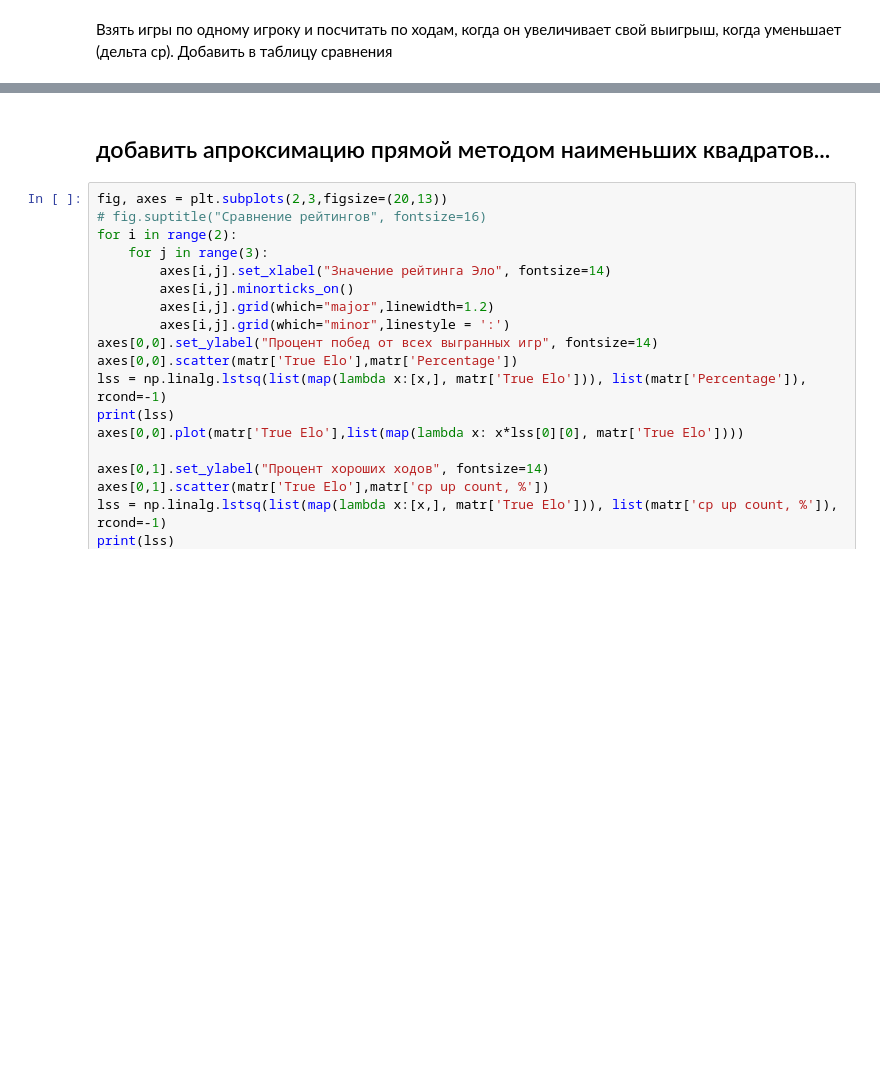
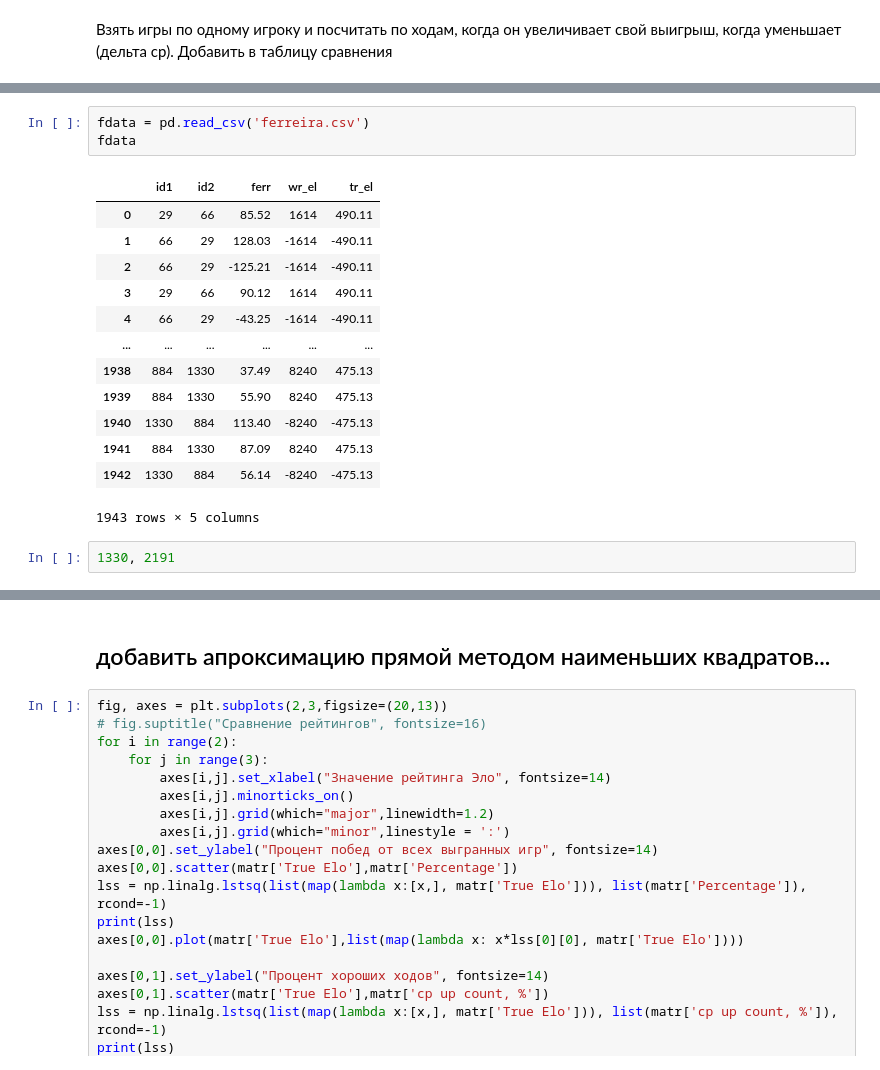
Before and after one commit to Ol333/gh, a Jupyter notebook: analisis.ipynb, the cells around one changed output, grey strips where cells are left out. Drawn from its saved outputs; the diff is of its cells as text; blank space fills up the shorter version.

```diff
--- a/analisis.ipynb
+++ b/analisis.ipynb
@@ -513,0 +605,19 @@ matr['delta cp with pv_cp'] = matr['delta cp with pv_cp'] / matr['total count of
+# %%
+fdata = pd.read_csv('ferreira.csv')
+fdata
+# %% [output]
+|  | id1 | id2 | ferr | wr_el | tr_el |
+| 0 | 29 | 66 | 85.52 | 1614 | 490.11 |
+| 1 | 66 | 29 | 128.03 | -1614 | -490.11 |
+| 2 | 66 | 29 | -125.21 | -1614 | -490.11 |
+| 3 | 29 | 66 | 90.12 | 1614 | 490.11 |
+| 4 | 66 | 29 | -43.25 | -1614 | -490.11 |
+| ... | ... | ... | ... | ... | ... |
+| 1938 | 884 | 1330 | 37.49 | 8240 | 475.13 |
+| 1939 | 884 | 1330 | 55.90 | 8240 | 475.13 |
+| 1940 | 1330 | 884 | 113.40 | -8240 | -475.13 |
+| 1941 | 884 | 1330 | 87.09 | 8240 | 475.13 |
+| 1942 | 1330 | 884 | 56.14 | -8240 | -475.13 |
+1943 rows × 5 columns
+# %%
+1330, 2191
```
Also changed, not shown: parts of 20 cells of this notebook.
